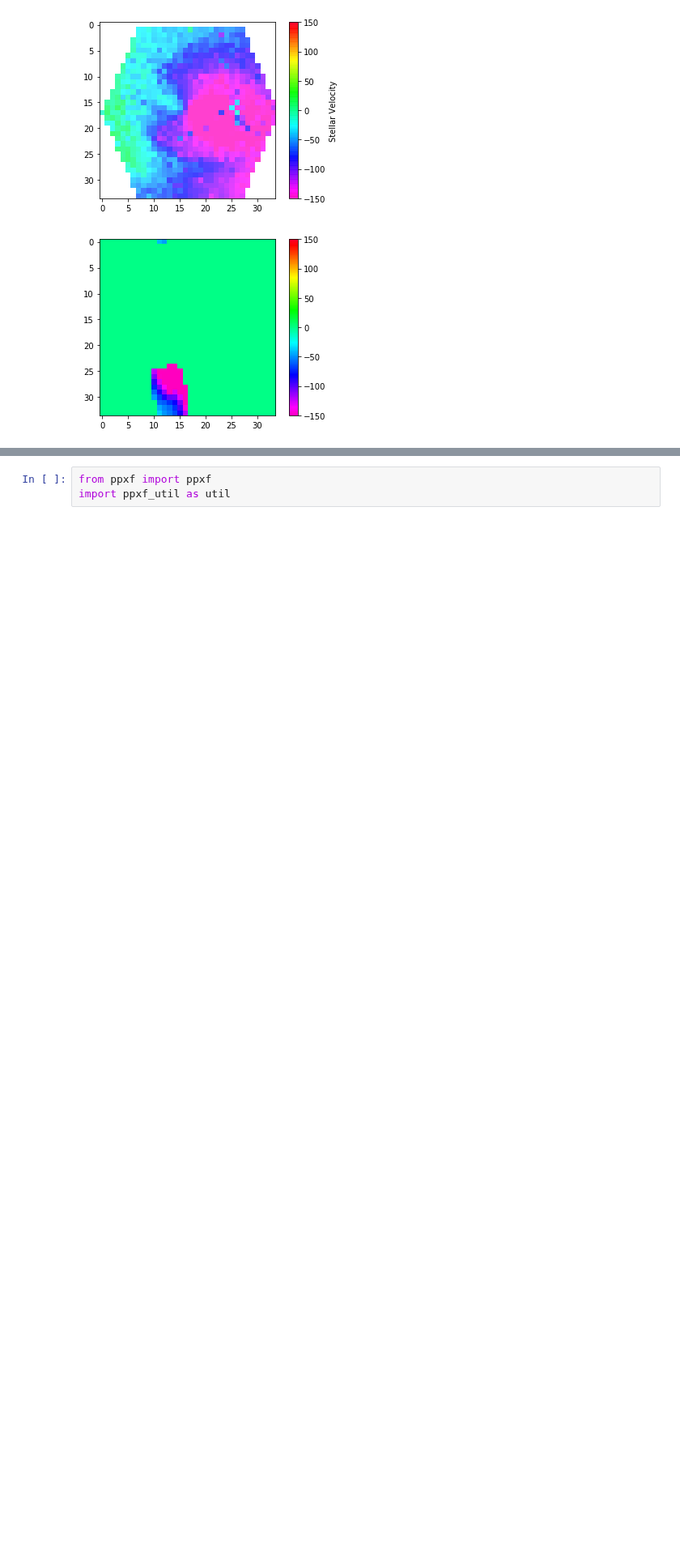
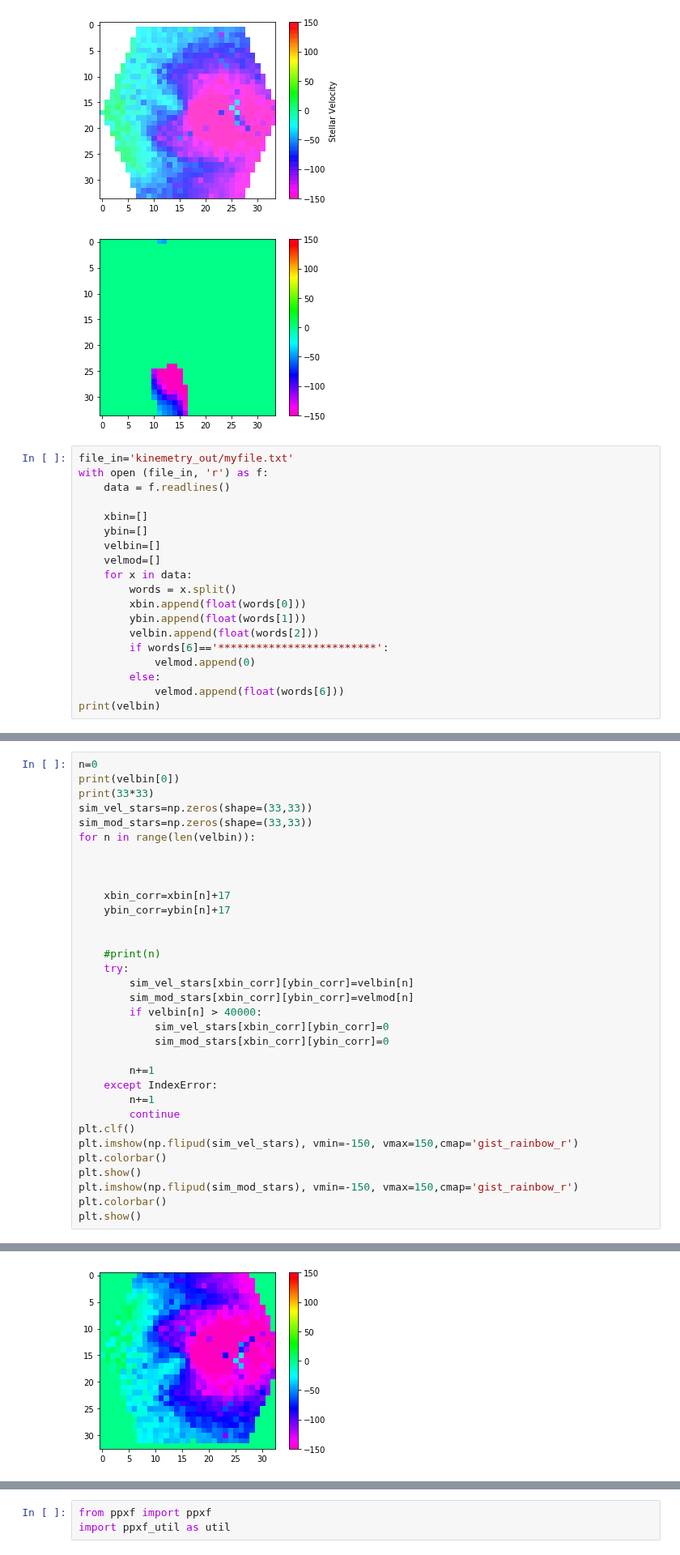
Before and after one commit to beckynevin/ppxf_MaNGA, a Jupyter notebook: Kin_class_summit.ipynb, the cells around one changed output, grey strips where cells are left out. Shown at 81% size. Saved outputs shown, nothing was run; the diff lists cells and outputs as text; blank space fills up the shorter version.

Commit message:
Now I've extracted a text file from kinemetry and gotten a good way to directly compare it to to the original file so I can then subtract them from one another.

```diff
--- a/Kin_class_summit.ipynb
+++ b/Kin_class_summit.ipynb
@@ -2722,3 +2722,22 @@ plt.show()
 [figure]
 [figure]
 [figure]
+# %%
+file_in='kinemetry_out/myfile.txt'
+with open (file_in, 'r') as f:
+    data = f.readlines()
+
+    xbin=[]
+    ybin=[]
+    velbin=[]
+    velmod=[]
+    for x in data:
+        words = x.split()
+        xbin.append(float(words[0]))
+        ybin.append(float(words[1]))
+        velbin.append(float(words[2]))
+        if words[6]=='*************************':
+            velmod.append(0)
+        else:
+            velmod.append(float(words[6]))
+print(velbin)
@@ -2724,0 +2746,34 @@ plt.show()
+# %%
+n=0
+print(velbin[0])
+print(33*33)
+sim_vel_stars=np.zeros(shape=(33,33))
+sim_mod_stars=np.zeros(shape=(33,33))
+for n in range(len(velbin)):
+
+
+
+    xbin_corr=xbin[n]+17
+    ybin_corr=ybin[n]+17
+
+
+    #print(n)
+    try:
+        sim_vel_stars[xbin_corr][ybin_corr]=velbin[n]
+        sim_mod_stars[xbin_corr][ybin_corr]=velmod[n]
+        if velbin[n] > 40000:
+            sim_vel_stars[xbin_corr][ybin_corr]=0
+            sim_mod_stars[xbin_corr][ybin_corr]=0
+
+        n+=1
+    except IndexError:
+        n+=1
+        continue
+plt.clf()
+plt.imshow(np.flipud(sim_vel_stars), vmin=-150, vmax=150,cmap='gist_rainbow_r')
+plt.colorbar()
+plt.show()
+plt.imshow(np.flipud(sim_mod_stars), vmin=-150, vmax=150,cmap='gist_rainbow_r')
+plt.colorbar()
+plt.show()
+# %% [output]
@@ -2724,0 +2782 @@ plt.show()
+[figure, added]
```
Also changed, not shown: parts of 2 cells of this notebook.
